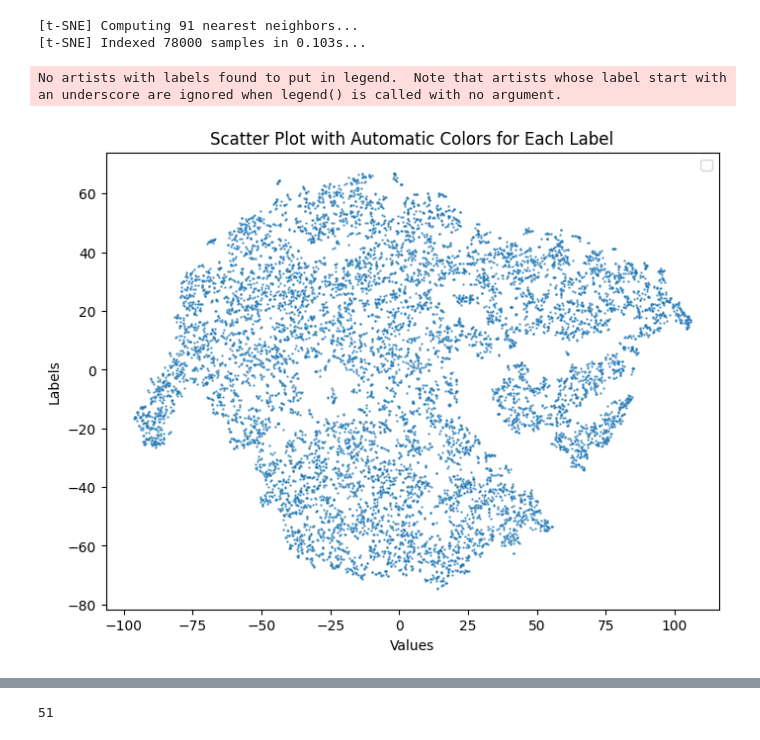
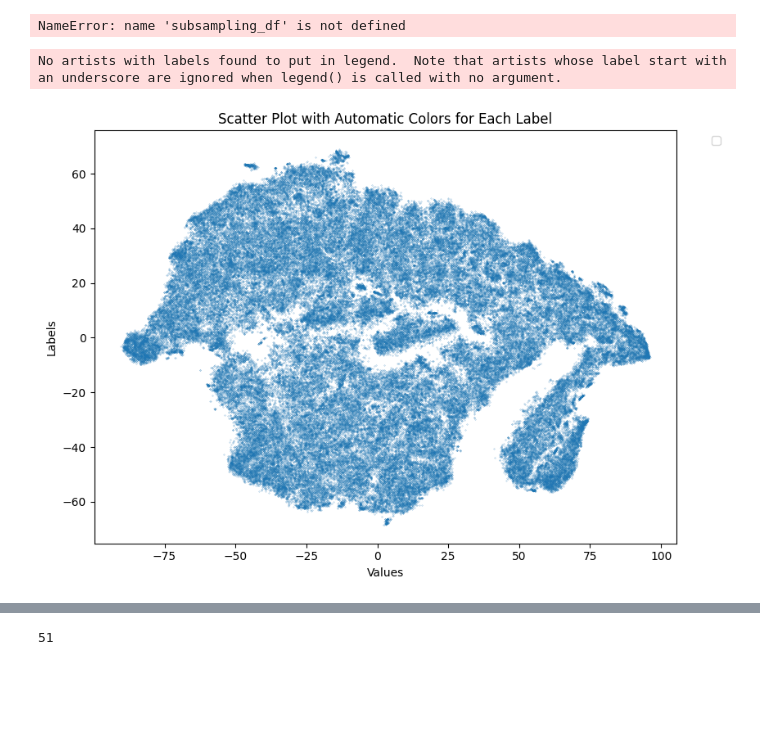
Before and after one commit to Deerer99/Highflow_viSNE, a Jupyter notebook: viSNE_for_HighDim_Flowcytanalysis/python_script/tSNE_for_machinelearning.ipynb, the cells around one changed output, grey strips where cells are left out. Drawn from its saved outputs; the diff is of its cells as text; code cells hidden in the pictures; blank space fills up the shorter version.

Commit message:
added doucumentation, functionilized, added ML classification

```diff
--- a/viSNE_for_HighDim_Flowcytanalysis/python_script/tSNE_for_machinelearning.ipynb
+++ b/viSNE_for_HighDim_Flowcytanalysis/python_script/tSNE_for_machinelearning.ipynb
@@ -149,49 +162,74 @@ transformed_dataframes = asinh_transform(subsampling_df,factor=150)
 # %%
 # create tSNE map and contatenate dataframe with labels
-
-perplexity_value = 30
-input_matrix_for_TSNE = subsampling_df.iloc[:, :-1]
-label_col = subsampling_df.iloc[:,-1]
+# %% [output]
+NameError: name 'subsampling_df' is not defined
 # %%
-tsne_result = TSNE(n_components=2, perplexity=perplexity_value, verbose=True).fit_transform(subsampling_df_fcs_transformed)
+
+tsne_result = TSNE(n_components=2, perplexity=50, verbose=True).fit_transform(transformed_dataframes)
-# %% [output]
-[t-SNE] Computing 91 nearest neighbors...
-[t-SNE] Indexed 78000 samples in 0.103s...
 # %%
-def plot_vsne_result_generic(tsne_result,label_col):
+def get_distinct_colors(n):
+    """
+    Gets unique colors
 
-    x= tsne_result[:, 0]
-    y= tsne_result[:, 1]
-    cmap = get_cmap('tab10')
+    Parameters:
+    - n : amount of colors to create
+
+    Return
+    - Different colors
+    """
+    colors = list(mcolors.TABLEAU_COLORS)
+    while len(colors) < n:
+        colors += colors
+    return colors[:n]
 
 
+def plot_vsne_result_generic(tsne_result, label_col):
+    """
+    Creates a generic vsne map from a tsne implementation
+
+    Parameters:
+    - tsne_result : embedded tsne_result from TSNE function
+    - label_col : column that shoud be used to label the events in the viSNE
+
+    Returns:
+    - ()
+
+    """
+    x = tsne_result[:, 0]
+    y = tsne_result[:, 1]
+    if label_col is not None:
+        distinct_colors = get_distinct_colors(len(label_col))  # Adjust the number of colors as needed
+    else:
+        distinct_colors= get_cmap("tab10")
     # Create a scatter plot with automatic colors for each label
     plt.figure(figsize=(8, 6))
 
     # Get unique labels
     if label_col is not None:
         unique_labels = label_col.unique()
-    # Scatter plot with automatic colors
+        # Scatter plot with automatic colors
         for i, label in enumerate(unique_labels):
-            plt.scatter(x[label_col == label], y[label_col == label], label=label, color=cmap(i), alpha=0.7,s= 0.5)
+            plt.scatter(x[label_col == label], y[label_col == label], label=label, color=distinct_colors[i], alpha=0.7, s=0.05)
     else:
-        plt.scatter(x, y,alpha=0.7,s= 0.5)
+            plt.scatter(x, y, alpha=0.7, s=0.05)
 
     # Customize plot labels and title
     plt.xlabel('Values')
     plt.ylabel('Labels')
     plt.title('Scatter Plot with Automatic Colors for Each Label')
+    plt.tight_layout()
 
-    # Add a legend
-    plt.legend()
+    # Add a legend outside the figure
+    plt.legend(bbox_to_anchor=(1.05, 1), loc='upper left')
 
     # Show the plot
     plt.show()
 
+
 plot_vsne_result_generic(tsne_result,label_col=None)
 # %% [output]
 No artists with labels found to put in legend.  Note that artists whose label start with an underscore are ignored when legend() is called with no argument.
-[figure, old version]
+[figure, new version]
 # %%
 # create interactive plot to change coloring scheme with a dropdown menu
 def create_visne_with_dropdown(tsne_result,subsampling_df):
```
Also changed, not shown: parts of 14 cells of this notebook.
